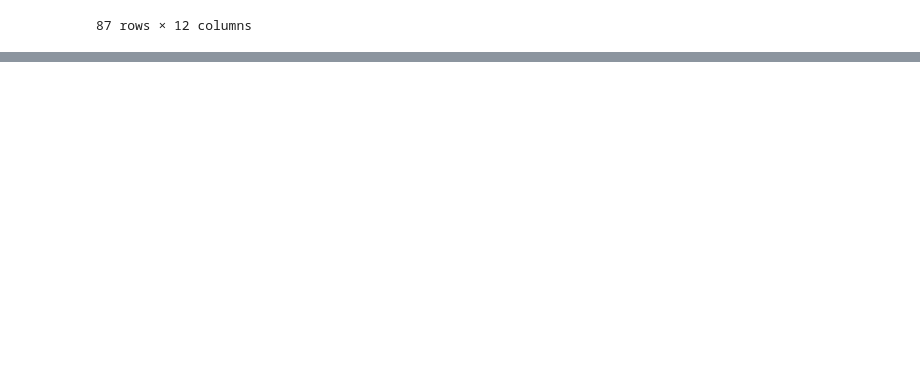
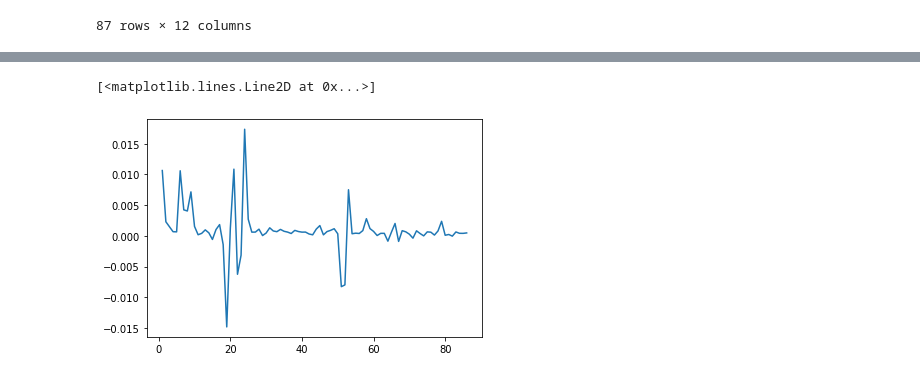
Before and after one commit to RiddhimanRaut/Deep-Learning-based-CPR-estimation, a Jupyter notebook: CPRAVG_SARIMAX_DAILY.ipynb, the cells around one changed output, grey strips where cells are left out. Cells and saved outputs as stored; diff of their text form; code cells hidden in the pictures; blank space fills up the shorter version.

```diff
--- a/CPRAVG_SARIMAX_DAILY.ipynb
+++ b/CPRAVG_SARIMAX_DAILY.ipynb
@@ -73,3 +70,12 @@ df_days
 | 85 | 0.517645 | 23.003283 | 4.141829 | 31.995858 | 0.012024 | 28685.423422 | 853.136709 | 651.738798 | 0.488620 | 0.917159 | -4.959742 | ... |
 | 86 | 0.518119 | 22.404514 | 4.106871 | 32.655592 | 0.011968 | 28634.619536 | 853.097741 | 651.500345 | 0.488379 | 0.840940 | -4.959939 | ... |
 87 rows × 12 columns
+# %%
+df = df_days
+#Plotting the CPRAVG data
+
+import matplotlib.pyplot as plt
+plt.title('Average CPR values with time')
+plt.xlabel('Date')
+plt.ylabel('Avg. CPR')
+plt.plot(df['CPRAVG'],color = 'blue')
@@ -75,0 +131,7 @@ df_days
+# %%
+#Differencing the data.
+diff_df = df['CPRAVG'].diff().dropna()
+plt.plot(diff_df)
+# %% [output]
+[<matplotlib.lines.Line2D at 0x...>]
+[figure, added]
```
Also changed, not shown: parts of 15 cells of this notebook.
